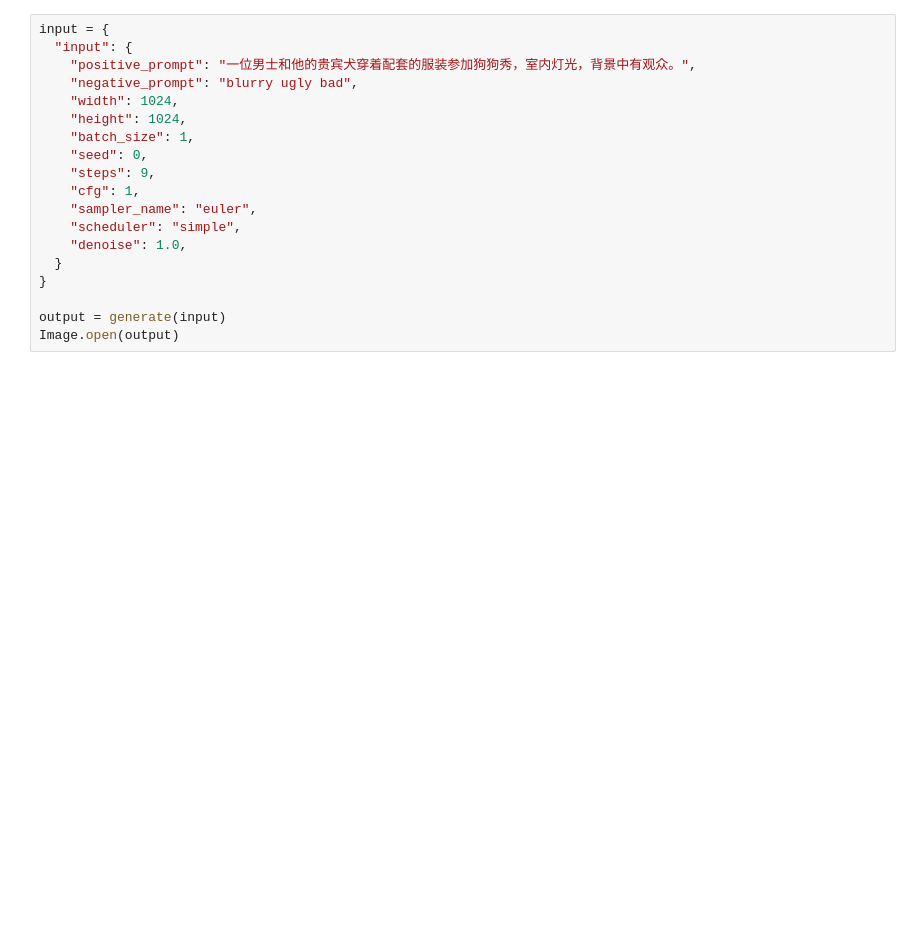
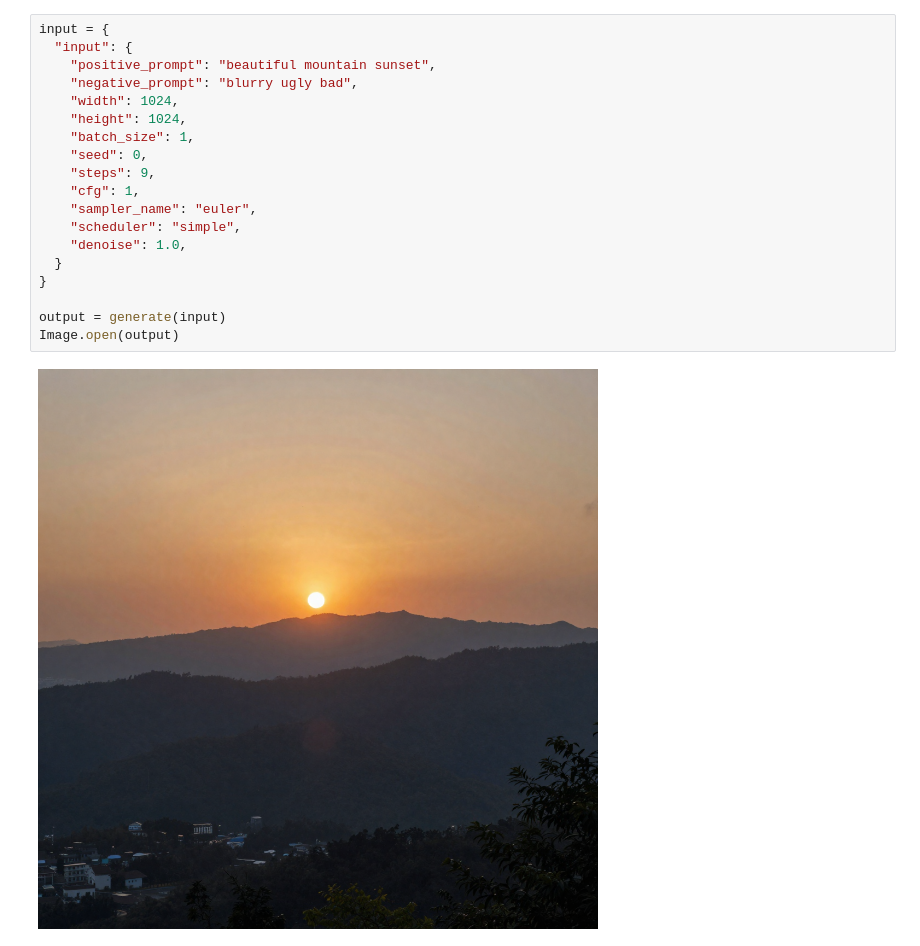
Before and after one commit to ShreyanGondaliya/geminicliapi, a Jupyter notebook: Z_Image_Turbo_jupyter.ipynb, the cells around one changed output. Saved outputs shown, nothing was run; the diff lists cells and outputs as text; blank space fills up the shorter version.

```diff
--- a/Z_Image_Turbo_jupyter.ipynb
+++ b/Z_Image_Turbo_jupyter.ipynb
@@ -78,19 +91,21 @@ def generate(input):
 # %%
 input = {
   "input": {
-    "positive_prompt": "一位男士和他的贵宾犬穿着配套的服装参加狗狗秀，室内灯光，背景中有观众。",
+    "positive_prompt": "beautiful mountain sunset",
     "negative_prompt": "blurry ugly bad",
     "width": 1024,
     "height": 1024,
     "batch_size": 1,
     "seed": 0,
     "steps": 9,
     "cfg": 1,
     "sampler_name": "euler",
     "scheduler": "simple",
     "denoise": 1.0,
   }
 }
 
 output = generate(input)
 Image.open(output)
+# %% [output]
+[figure, added]
```
Also changed, not shown: parts of 2 cells of this notebook.
